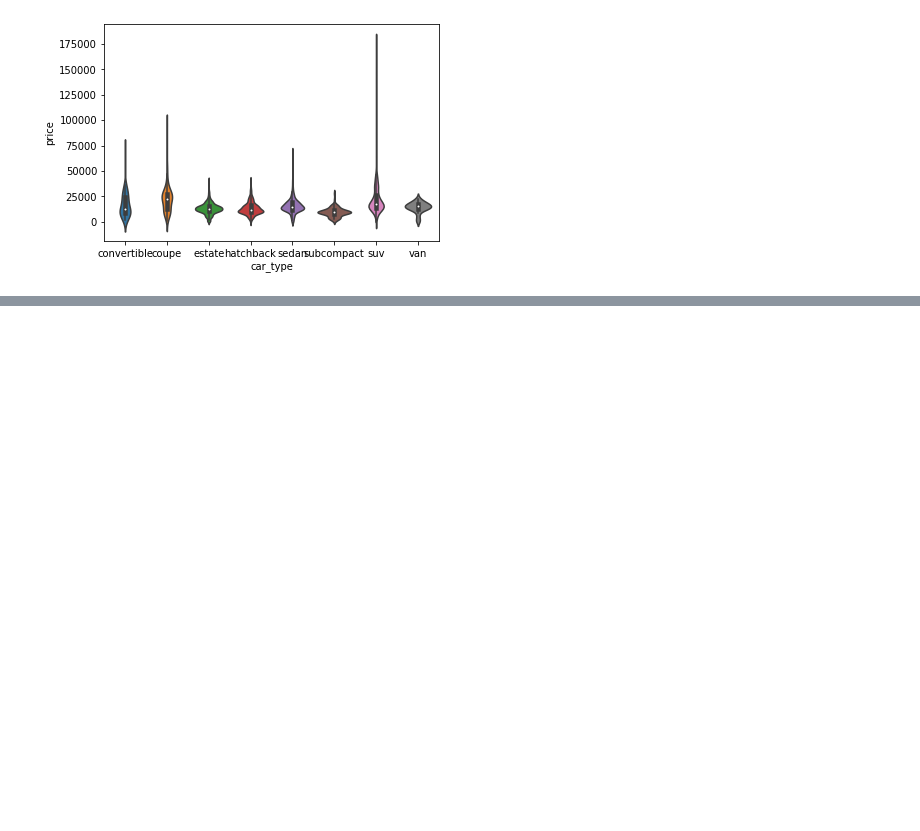
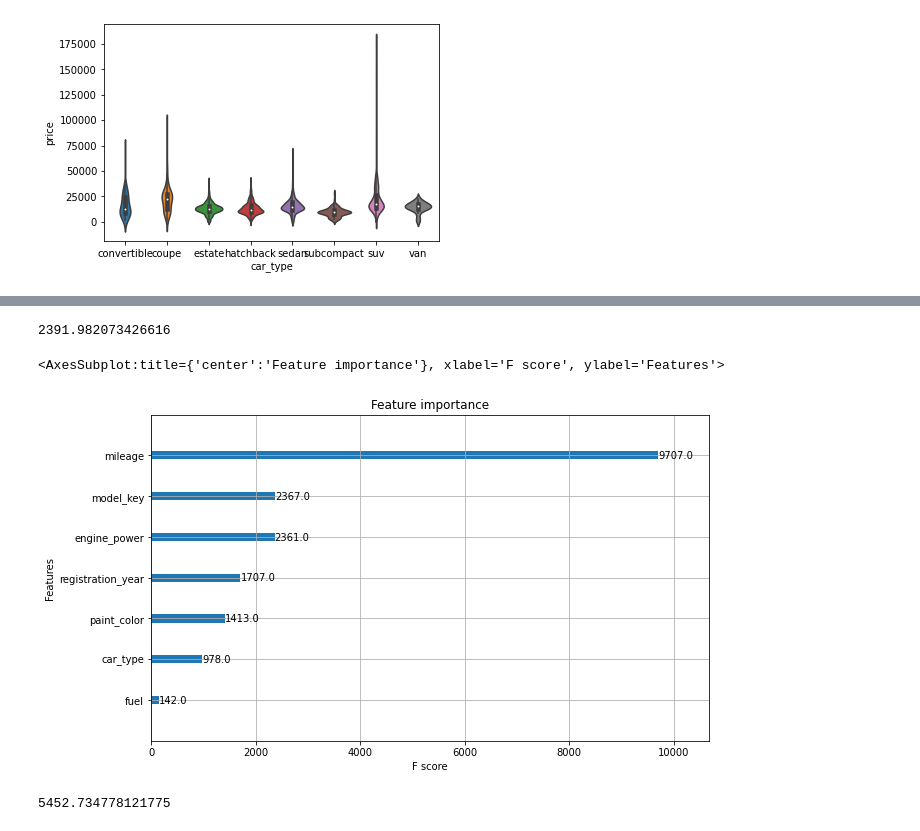
Before and after one commit to hideurface/Learned, a Jupyter notebook: Kaggle/DataSet/BMW_Price.ipynb, the cells around one changed output, grey strips where cells are left out. Saved outputs shown, nothing was run; the diff lists cells and outputs as text; code cells hidden in the pictures; blank space fills up the shorter version.

```diff
--- a/Kaggle/DataSet/BMW_Price.ipynb
+++ b/Kaggle/DataSet/BMW_Price.ipynb
@@ -308 +328,13 @@ train_x = all_df.drop(['price'], axis=1)
+# %%
+OH = OHE(handle_unknown='ignore', sparse = False)
+OH_train_X = pd.DataFrame(OH.fit_transform(train_X[categorical_col]))
+OH_valid_X = pd.DataFrame(OH.transform(valid_X[categorical_col]))
+
+le_train_X = train_X.copy()
+le_valid_X = valid_X.copy()
+
+le = LabelEncoder()
+for cat in categorical_col:
+    le_train_X[cat] = le.fit_transform(le_train_X[cat])
+    le_valid_X[cat] = le.transform(le_valid_X[cat])
 # %%
@@ -341,0 +403,19 @@ be set to `True`. Invalid columns:model_key, registration_year, fuel, paint_colo
+# %%
+xgb_cv=xgboost.XGBRegressor()
+parameters = {'nthread':[4], #when use hyperthread, xgboost may become slower
+              'objective':['reg:linear'],
+              'learning_rate': [.03, 0.05, .07], #so called `eta` value
+              'max_depth': [5, 6, 7],
+              'min_child_weight': [4],
+              'subsample': [0.7],
+              'colsample_bytree': [0.7],
+              'n_estimators': [500]}
+
+xgb_grid = GridSearchCV(xgb_cv,
+                        parameters,
+                        cv = 5,
+                        n_jobs = 5,
+                        verbose=True)
+xgb_grid.fit(le_train_X, train_Y)
+print(xgb_grid.best_score_)
+print(xgb_grid.best_params_)
@@ -341,0 +427,22 @@ be set to `True`. Invalid columns:model_key, registration_year, fuel, paint_colo
+# %%
+xg_model = xgboost.XGBRegressor(n_estimators=500, learning_rate=0.1, random_state=0)
+xg_model.fit(le_train_X, train_Y)
+xg_prediction_1 = xg_model.predict(le_valid_X)
+mean_absolute_error(xg_prediction_1, valid_Y)
+# %% [output]
+2391.982073426616
+# %%
+fig, ax = plt.subplots(figsize=(10, 6))
+xgboost.plot_importance(xg_model, ax=ax)
+# %% [output]
+<AxesSubplot:title={'center':'Feature importance'}, xlabel='F score', ylabel='Features'>
+[figure, added]
+# %%
+lgb = lightgbm.LGBMClassifier(n_estimators=500, learning_rate=0.1, random_state=0)
+# evals = [(le_valid_X, valid_Y)]
+# lgb.fit(le_train_X, train_Y, early_stopping_rounds=100, eval_metric = "logloss", eval_set=evals)
+lgb.fit(le_train_X, train_Y)
+lgb_pred = lgb.predict(le_valid_X)
+mean_absolute_error(valid_Y, lgb_pred)
+# %% [output]
+5452.734778121775
```
Also changed, not shown: parts of 22 cells of this notebook, 8 other files.
